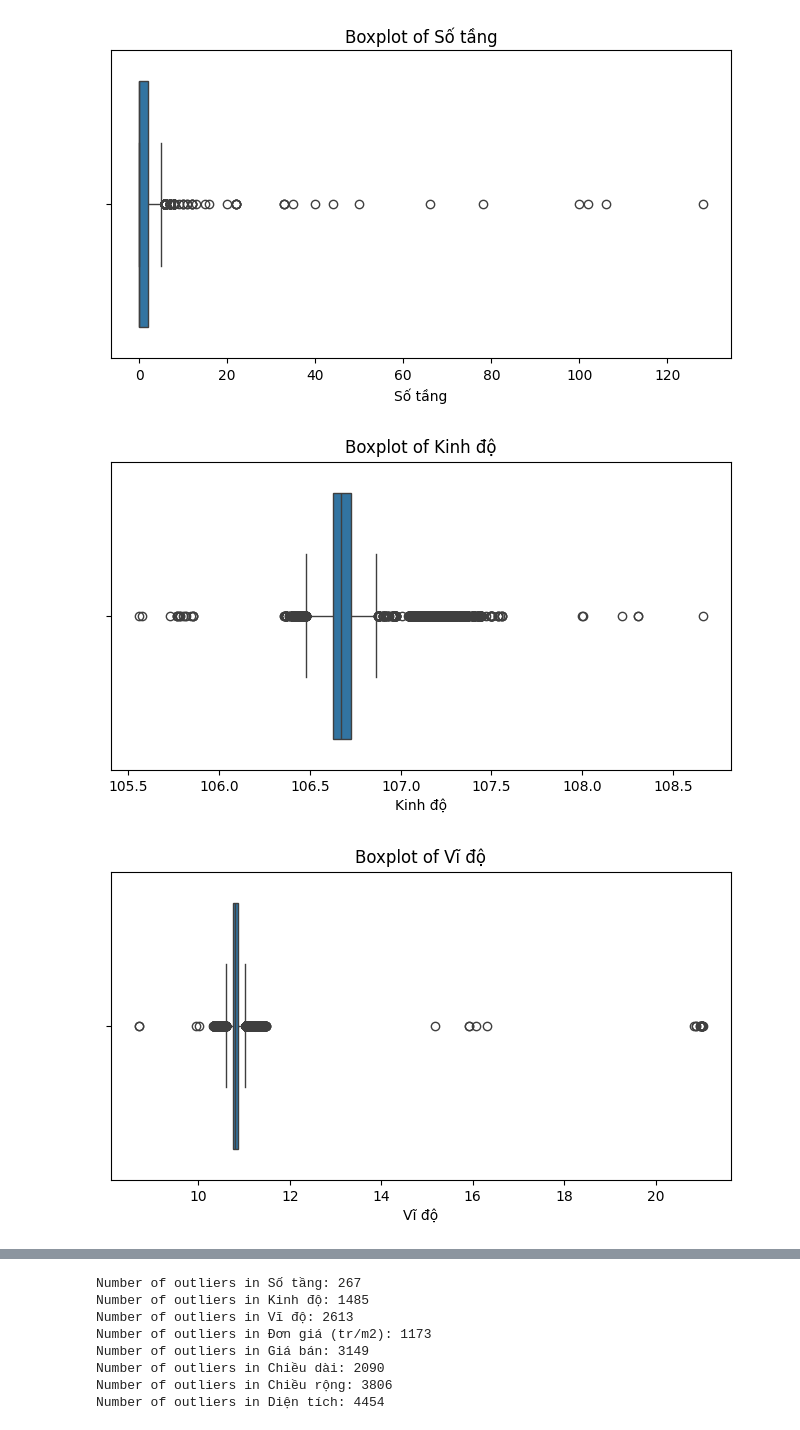
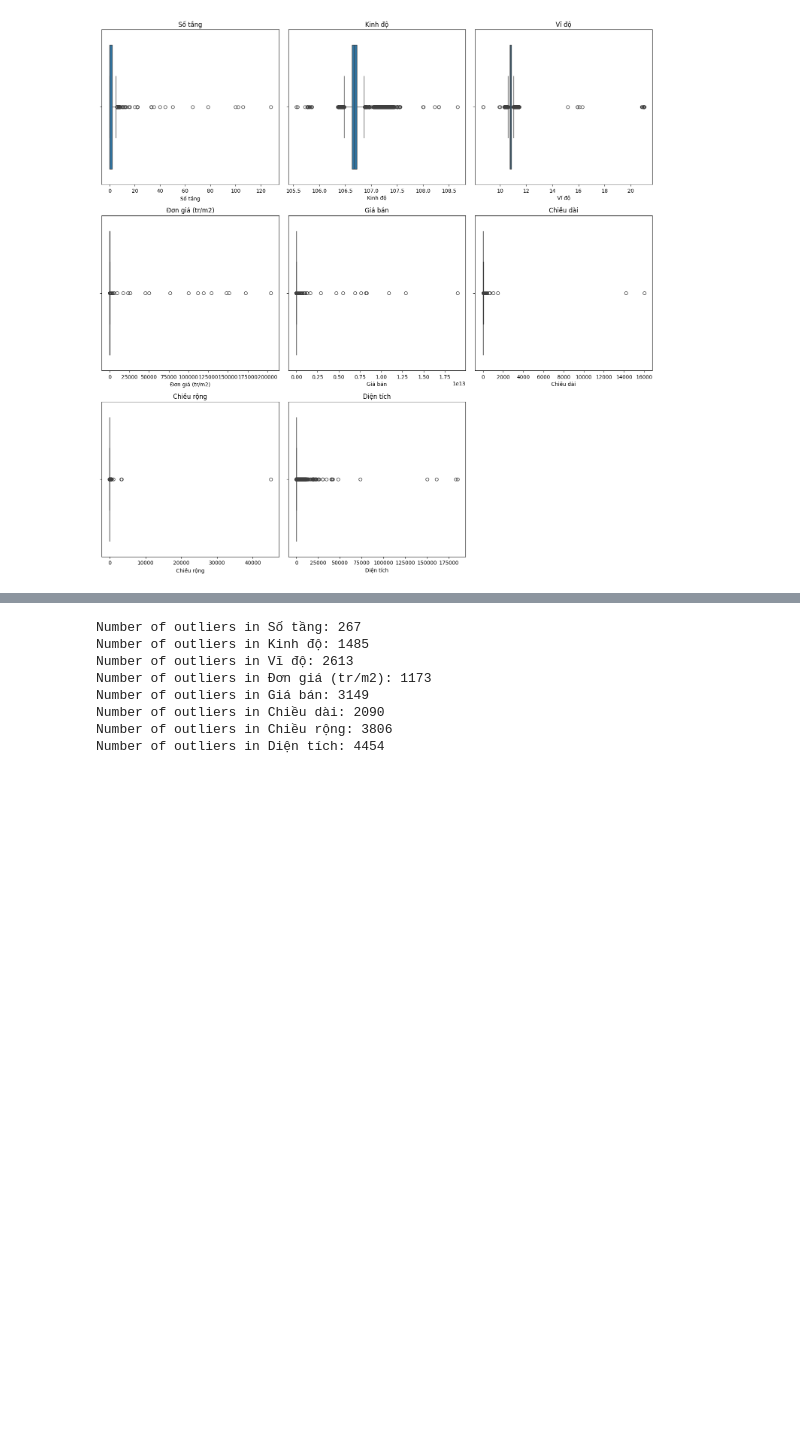
Before and after one commit to AnhTtis/Machine-Learning-for-Housing-Price, a Jupyter notebook: feature.ipynb, the cells around one changed output, grey strips where cells are left out. Drawn from its saved outputs; the diff is of its cells as text; code cells hidden in the pictures; blank space fills up the shorter version.

```diff
--- a/feature.ipynb
+++ b/feature.ipynb
@@ -12,5 +15,2 @@ from sklearn.preprocessing import StandardScaler
 # %%
 data = pd.read_csv('advertisement.csv', dtype=str)
-# %%
-for column in data.columns:
-    print(f"Column: {column}")
@@ -76,12 +46,14 @@ data['Số phòng ngủ'] = (data['Số phòng ngủ']
         .str.replace(r'(?i)\s*pn$', '', regex=True)
         .replace(r'(?i)^none$', np.nan, regex=True))
 
-if data['Giá bán'].dtype == 'object':
-    data['Giá bán'] = pd.to_numeric(
-    data['Giá bán'].str.replace(r'[^0-9]', '', regex=True),
-    errors='coerce'
-).astype('Int64')
-    data['Giá Bán'] = data['Giá bán']
+data['Giá bán'] = (
+    data['Giá bán'].astype(str)
+    .str.replace("tr/m²", "", regex=False)
+    .str.replace("tr/m2", "", regex=False)
+    .str.replace(",", ".", regex=False)
+    .str.extract(r"([0-9]+(?:\.[0-9]+)?)")[0]
+    .astype(float)
+)
 
 
 if data['Chiều dài'].dtype == 'object':
@@ -145,12 +117,21 @@ Number of unique values: 2144
 # %%
-# Kiểm tra outliers bằng boxplot
-numeric_columns = ['Số tầng', 'Kinh độ', 'Vĩ độ', 'Đơn giá (tr/m2)', 'Giá bán', 'Chiều dài', 'Chiều rộng', 'Diện tích']
-for column in numeric_columns:
-    plt.figure(figsize=(8, 4))
+numeric_columns = [
+    'Số tầng', 'Kinh độ', 'Vĩ độ',
+    'Đơn giá (tr/m2)', 'Giá bán',
+    'Chiều dài', 'Chiều rộng', 'Diện tích'
+]
+
+n_cols = 3  # số cột hiển thị
+n_rows = math.ceil(len(numeric_columns) / n_cols)
+
+plt.figure(figsize=(15, 5 * n_rows))
+
+for i, column in enumerate(numeric_columns, 1):
+    plt.subplot(n_rows, n_cols, i)
     sns.boxplot(x=data[column])
-    plt.title(f'Boxplot of {column}')
-    plt.show()
+    plt.title(column)
+
+plt.tight_layout()
+plt.show()
 # %% [output]
-[figure, old version]
+[figure, new version]
-[figure, removed]
-[figure, removed]
```
Also changed, not shown: parts of 8 cells of this notebook, 17 other files.
